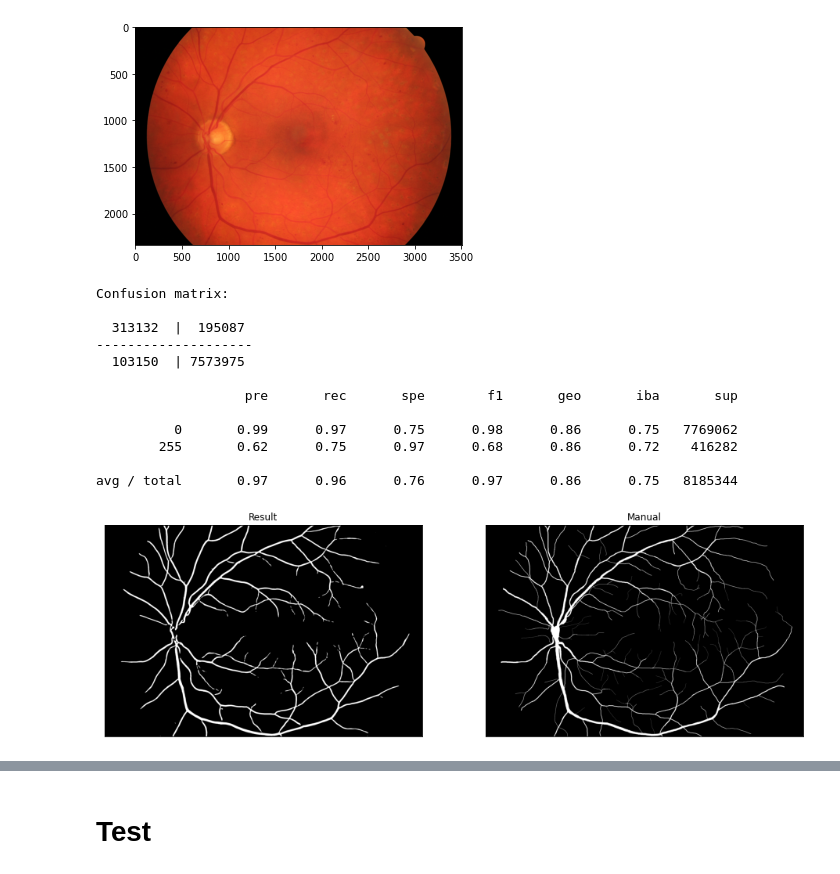
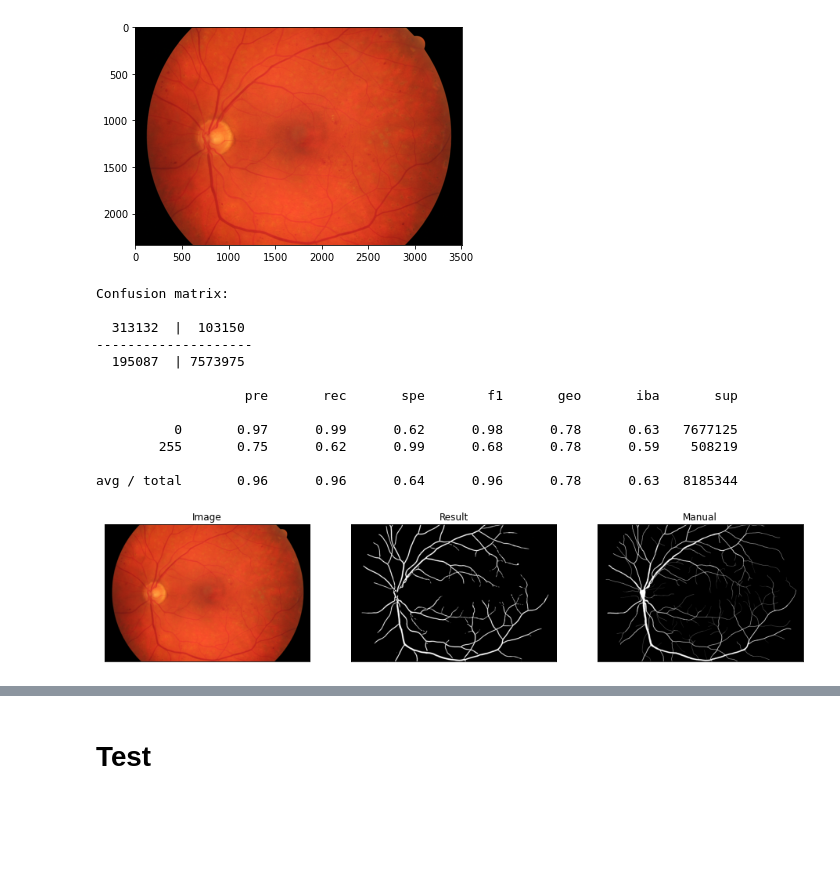
Before and after one commit to WojtiStudent/Segmenting_Retinal_Blood_Vessels, a Jupyter notebook: Image_Processing.ipynb, the cells around one changed output, grey strips where cells are left out. Saved outputs shown, nothing was run; the diff lists cells and outputs as text; code cells hidden in the pictures; blank space fills up the shorter version.

```diff
--- a/Image_Processing.ipynb
+++ b/Image_Processing.ipynb
@@ -40,23 +39,23 @@ plt.imshow(img)
 <matplotlib.image.AxesImage at 0x...>
 [figure]
 # %%
-result = detect_blood_vessels_using_CV_basics(img, mask)
+result = detect_blood_vessels_using_image_processing(img, mask)
 # %%
 utils.print_metrics(manual, result)
 # %% [output]
 Confusion matrix:
 
-  313132  |  195087
+  313132  |  103150
 --------------------
-  103150  | 7573975
+  195087  | 7573975
 
                    pre       rec       spe        f1       geo       iba       sup
 
-          0       0.99      0.97      0.75      0.98      0.86      0.75   7769062
-        255       0.62      0.75      0.97      0.68      0.86      0.72    416282
+          0       0.97      0.99      0.62      0.98      0.78      0.63   7677125
+        255       0.75      0.62      0.99      0.68      0.78      0.59    508219
 
-avg / total       0.97      0.96      0.76      0.97      0.86      0.75   8185344
+avg / total       0.96      0.96      0.64      0.96      0.78      0.63   8185344
 # %%
-utils.visualize(result=result, manual=manual)
+utils.visualize(image=img, manual=manual, result=result)
 # %% [output]
-[figure, old version]
+[figure, new version]
```
Also changed, not shown: parts of 3 cells of this notebook, 5 other files.
